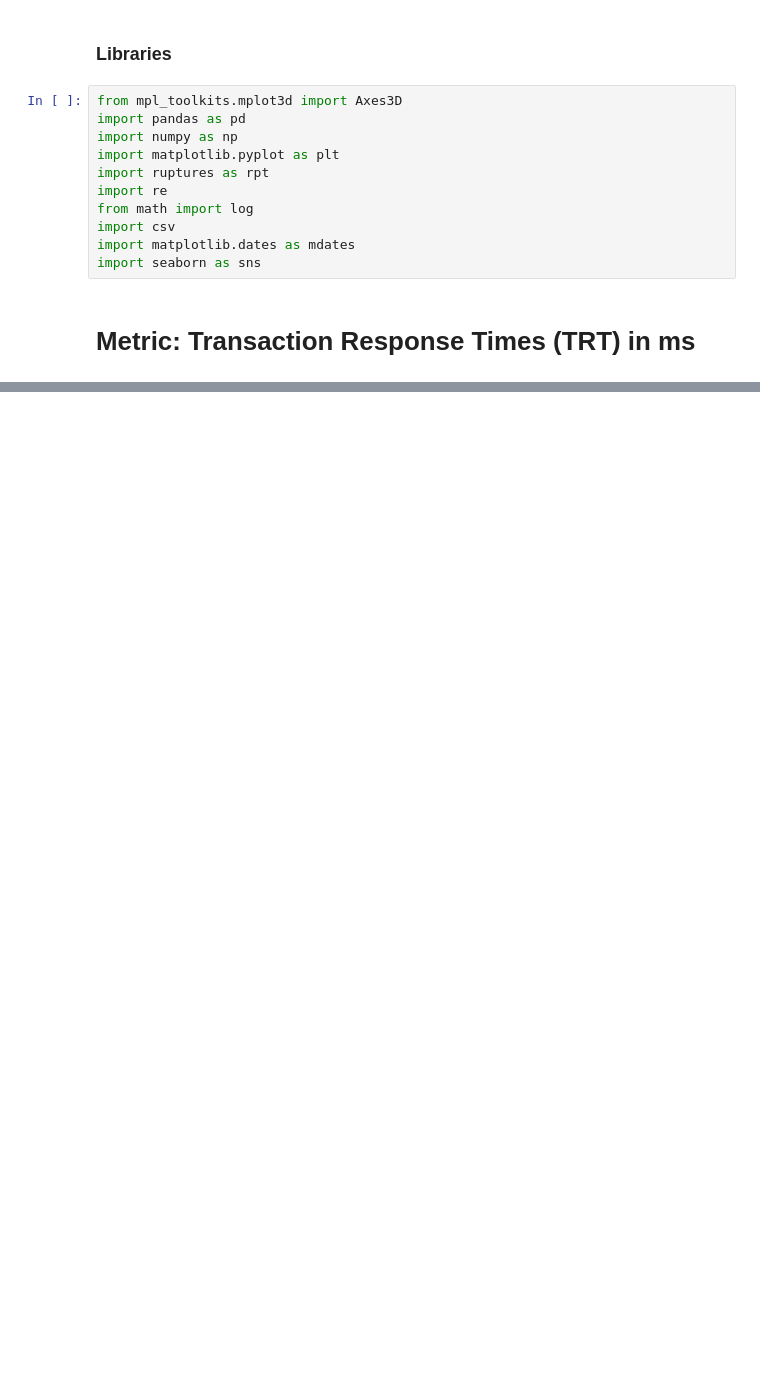
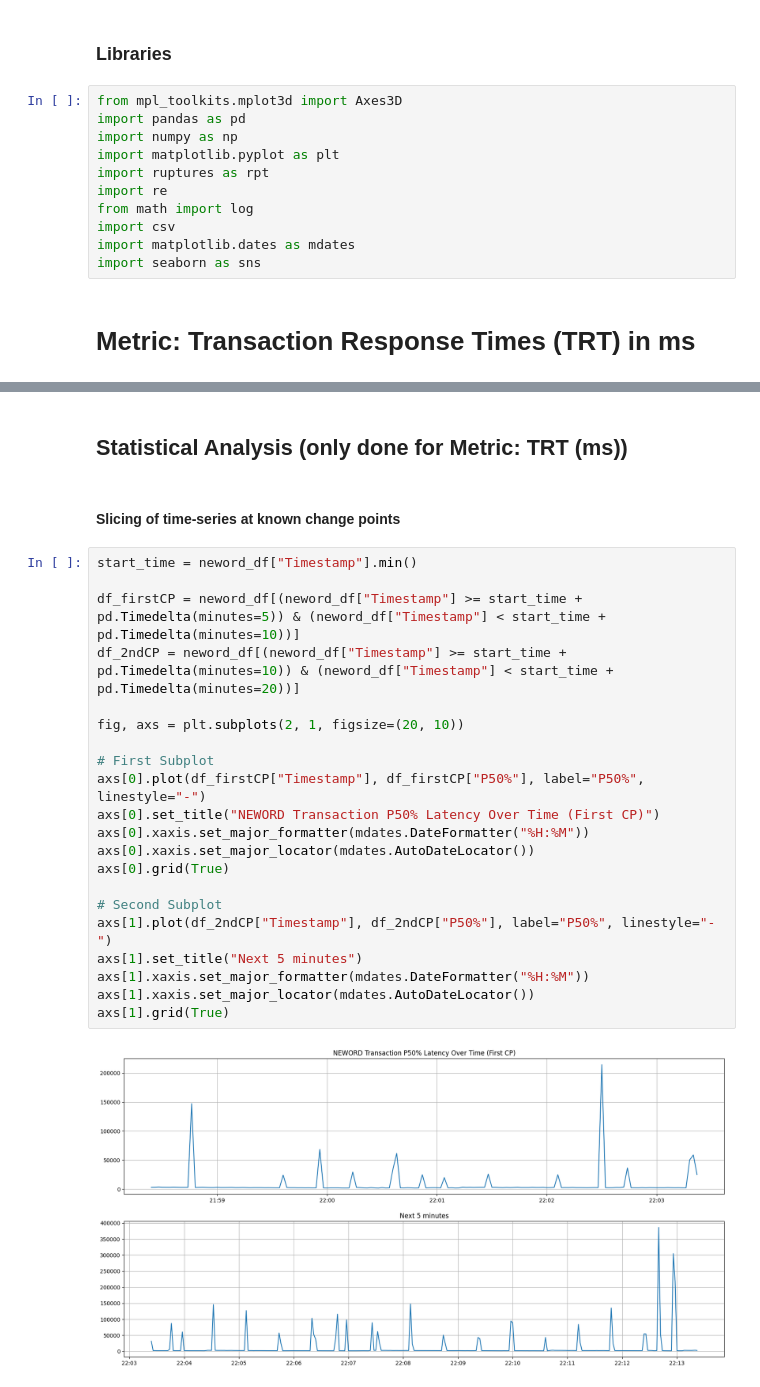
Before and after one commit to Niklasfomin/Scalable-Software-Systems-PJ-TU-Berlin, a Jupyter notebook: ExperimentsAndResults/SUT_1/docker.ipynb, the cells around one changed output, grey strips where cells are left out. Saved outputs shown, nothing was run; the diff lists cells and outputs as text; blank space fills up the shorter version.

Commit message:
finish first analysis for SUT 1, tuning to be done

```diff
--- a/ExperimentsAndResults/SUT_1/docker.ipynb
+++ b/ExperimentsAndResults/SUT_1/docker.ipynb
@@ -530,0 +190,27 @@ plt.show()
+# %% [markdown]
+## Statistical Analysis (only done for Metric: TRT (ms))
+# %% [markdown]
+#### Slicing of time-series at known change points
+# %%
+start_time = neword_df["Timestamp"].min()
+
+df_firstCP = neword_df[(neword_df["Timestamp"] >= start_time + pd.Timedelta(minutes=5)) & (neword_df["Timestamp"] < start_time + pd.Timedelta(minutes=10))]
+df_2ndCP = neword_df[(neword_df["Timestamp"] >= start_time + pd.Timedelta(minutes=10)) & (neword_df["Timestamp"] < start_time + pd.Timedelta(minutes=20))]
+
+fig, axs = plt.subplots(2, 1, figsize=(20, 10))
+
+# First Subplot
+axs[0].plot(df_firstCP["Timestamp"], df_firstCP["P50%"], label="P50%", linestyle="-")
+axs[0].set_title("NEWORD Transaction P50% Latency Over Time (First CP)")
+axs[0].xaxis.set_major_formatter(mdates.DateFormatter("%H:%M"))
+axs[0].xaxis.set_major_locator(mdates.AutoDateLocator())
+axs[0].grid(True)
+
+# Second Subplot
+axs[1].plot(df_2ndCP["Timestamp"], df_2ndCP["P50%"], label="P50%", linestyle="-")
+axs[1].set_title("Next 5 minutes")
+axs[1].xaxis.set_major_formatter(mdates.DateFormatter("%H:%M"))
+axs[1].xaxis.set_major_locator(mdates.AutoDateLocator())
+axs[1].grid(True)
+# %% [output]
+[figure, added]
```
Also changed, not shown: parts of 81 cells of this notebook, 9 other files.
